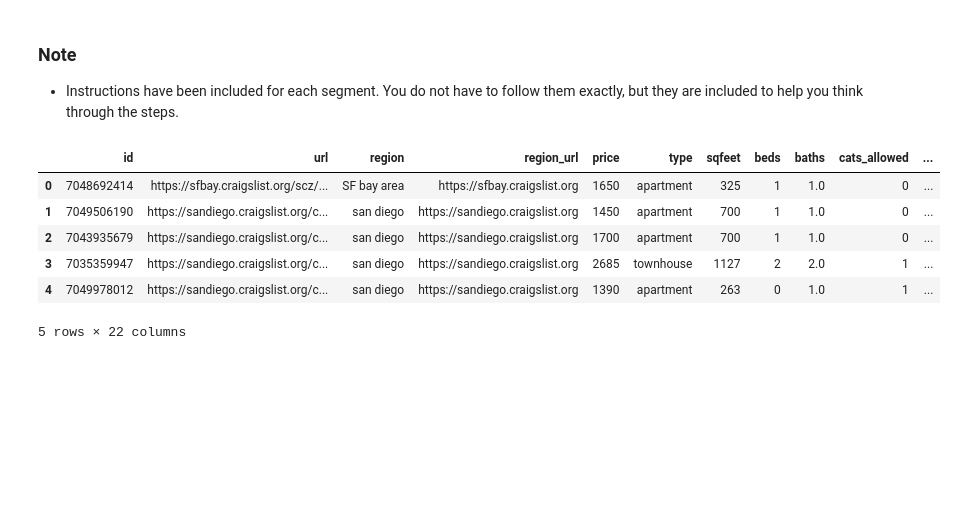
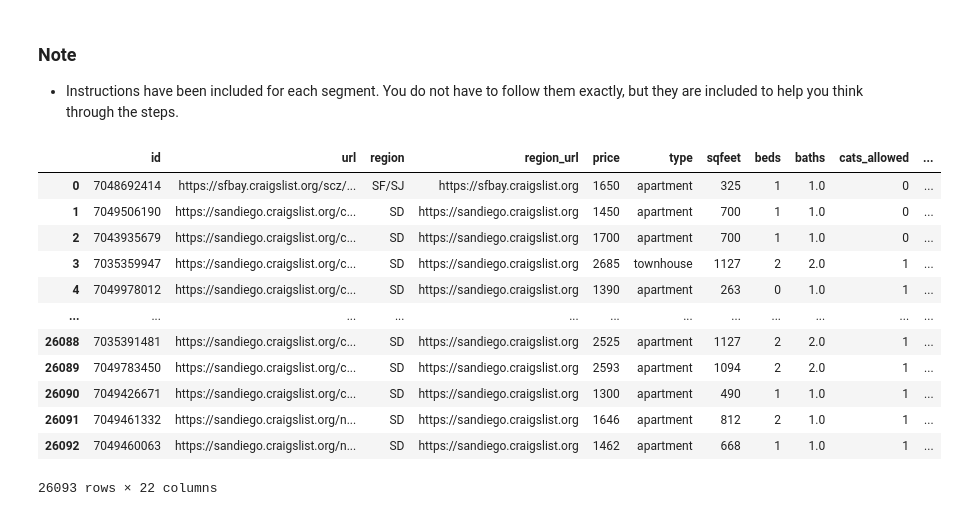
Before and after one commit to ski2488/Project.3, a Jupyter notebook: housing.ipynb, the cells around one changed output. Drawn from its saved outputs; the diff is of its cells as text; code cells hidden in the pictures; blank space fills up the shorter version.

```diff
--- a/housing.ipynb
+++ b/housing.ipynb
@@ -5,20 +5,33 @@
 # Dependencies and Setup
 import pandas as pd
 # %%
-# File to Load
+## Import Rent Data
 # Original data source: https://www.kaggle.com/datasets/austinreese/usa-housing-listings
+# Last updated Jan 2020
 # Filtered down for 12 largest metros according to: https://worldpopulationreview.com/us-cities
-housing = "Resources/housing_majors.csv"
 
-# Read School and Student Data File and store into Pandas DataFrames
-housing_data = pd.read_csv(housing)
+# Read file and display
+rent = "Resources/housing_majors.csv"
+rent = pd.read_csv(rent)
+
+# Standardize city names
+cities_list = rent.drop_duplicates(subset=['region'])
+rent = rent.replace([city for city in cities_list['region']],
+                    ['SF/SJ', 'SD', 'JAX', 'CHI', 'NY', 'PHL', 'ATX', 'DFW', 'HOU', 'SA', 'PHX', 'LA'])
+
+# Display data
+rent
+# %% [output]
+|  | id | url | region | region_url | price | type | sqfeet | beds | baths | cats_allowed | ... |
+| 0 | 7048692414 | https://sfbay.craigslist.org/scz/... | SF/SJ | https://sfbay.craigslist.org | 1650 | apartment | 325 | 1 | 1.0 | 0 | ... |
+| 1 | 7049506190 | https://sandiego.craigslist.org/c... | SD | https://sandiego.craigslist.org | 1450 | apartment | 700 | 1 | 1.0 | 0 | ... |
+| 2 | 7043935679 | https://sandiego.craigslist.org/c... | SD | https://sandiego.craigslist.org | 1700 | apartment | 700 | 1 | 1.0 | 0 | ... |
+| 3 | 7035359947 | https://sandiego.craigslist.org/c... | SD | https://sandiego.craigslist.org | 2685 | townhouse | 1127 | 2 | 2.0 | 1 | ... |
+| 4 | 7049978012 | https://sandiego.craigslist.org/c... | SD | https://sandiego.craigslist.org | 1390 | apartment | 263 | 0 | 1.0 | 1 | ... |
+| ... | ... | ... | ... | ... | ... | ... | ... | ... | ... | ... | ... |
+| 26088 | 7035391481 | https://sandiego.craigslist.org/c... | SD | https://sandiego.craigslist.org | 2525 | apartment | 1127 | 2 | 2.0 | 1 | ... |
+| 26089 | 7049783450 | https://sandiego.craigslist.org/c... | SD | https://sandiego.craigslist.org | 2593 | apartment | 1094 | 2 | 2.0 | 1 | ... |
+| 26090 | 7049426671 | https://sandiego.craigslist.org/c... | SD | https://sandiego.craigslist.org | 1300 | apartment | 490 | 1 | 1.0 | 1 | ... |
+| 26091 | 7049461332 | https://sandiego.craigslist.org/n... | SD | https://sandiego.craigslist.org | 1646 | apartment | 812 | 2 | 1.0 | 1 | ... |
+| 26092 | 7049460063 | https://sandiego.craigslist.org/n... | SD | https://sandiego.craigslist.org | 1462 | apartment | 668 | 1 | 1.0 | 1 | ... |
+26093 rows × 22 columns
-# %%
-housing_data.head()
-# %% [output]
-|  | id | url | region | region_url | price | type | sqfeet | beds | baths | cats_allowed | ... |
-| 0 | 7048692414 | https://sfbay.craigslist.org/scz/... | SF bay area | https://sfbay.craigslist.org | 1650 | apartment | 325 | 1 | 1.0 | 0 | ... |
-| 1 | 7049506190 | https://sandiego.craigslist.org/c... | san diego | https://sandiego.craigslist.org | 1450 | apartment | 700 | 1 | 1.0 | 0 | ... |
-| 2 | 7043935679 | https://sandiego.craigslist.org/c... | san diego | https://sandiego.craigslist.org | 1700 | apartment | 700 | 1 | 1.0 | 0 | ... |
-| 3 | 7035359947 | https://sandiego.craigslist.org/c... | san diego | https://sandiego.craigslist.org | 2685 | townhouse | 1127 | 2 | 2.0 | 1 | ... |
-| 4 | 7049978012 | https://sandiego.craigslist.org/c... | san diego | https://sandiego.craigslist.org | 1390 | apartment | 263 | 0 | 1.0 | 1 | ... |
-5 rows × 22 columns
```
Also changed, not shown: parts of 6 cells of this notebook, 3 other files.
